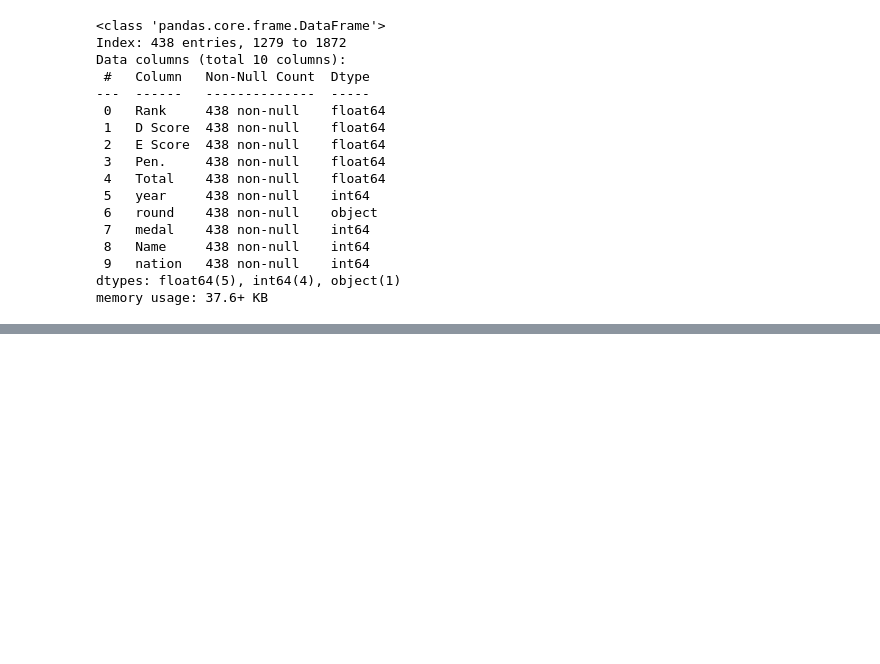
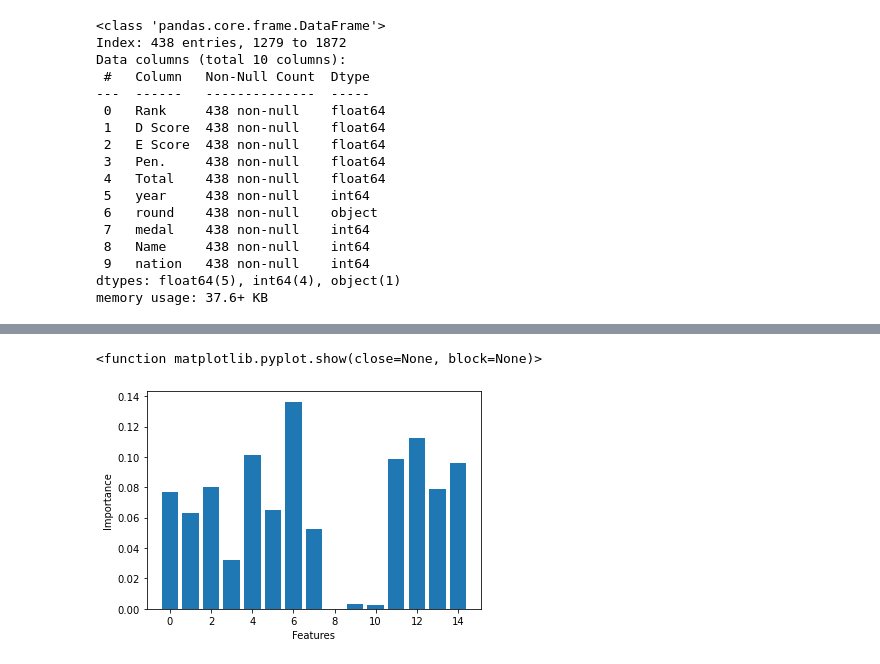
Before and after one commit to RyanJTalbot/MSDS, a Jupyter notebook: Core/Data Mining Foundations/Data Mining Project/Project/competition_gym2023/Combine_Data/explore womens fx.ipynb, the cells around one changed output, grey strips where cells are left out. Saved outputs shown, nothing was run; the diff lists cells and outputs as text; code cells hidden in the pictures; blank space fills up the shorter version.

```diff
--- a/Core/Data Mining Foundations/Data Mining Project/Project/competition_gym2023/Combine_Data/explore womens fx.ipynb
+++ b/Core/Data Mining Foundations/Data Mining Project/Project/competition_gym2023/Combine_Data/explore womens fx.ipynb
@@ -419,3 +415,10 @@ memory usage: 37.6+ KB
+# %%
+
+df_encoded['tot_final']=df_encoded['round_final']+df_encoded['Total']
+df_encoded['tot_fin_d'] = df_encoded['tot_final'] * df_encoded['D Score']
+df_encoded['tot_fin_ddiv'] = df_encoded['D Score'] * df_encoded['tot_final'] * df_encoded['tot_final']
+df_encoded['tot_fin_ddiv_rank'] = (df_encoded['D Score'] * df_encoded['tot_final'] *
+                                   df_encoded['tot_final'] ) + df_encoded['Rank']
 # %%
 correlations = df_encoded.corrwith(df['medal'])
 
@@ -466,0 +611,8 @@ dtype: float64
+# %%
+plt.bar(range(X.shape[1]), clf.feature_importances_)
+plt.xlabel('Features')
+plt.ylabel('Importance')
+plt.show
+# %% [output]
+<function matplotlib.pyplot.show(close=None, block=None)>
+[figure, added]
```
Also changed, not shown: parts of 39 cells of this notebook, 13 other files.
